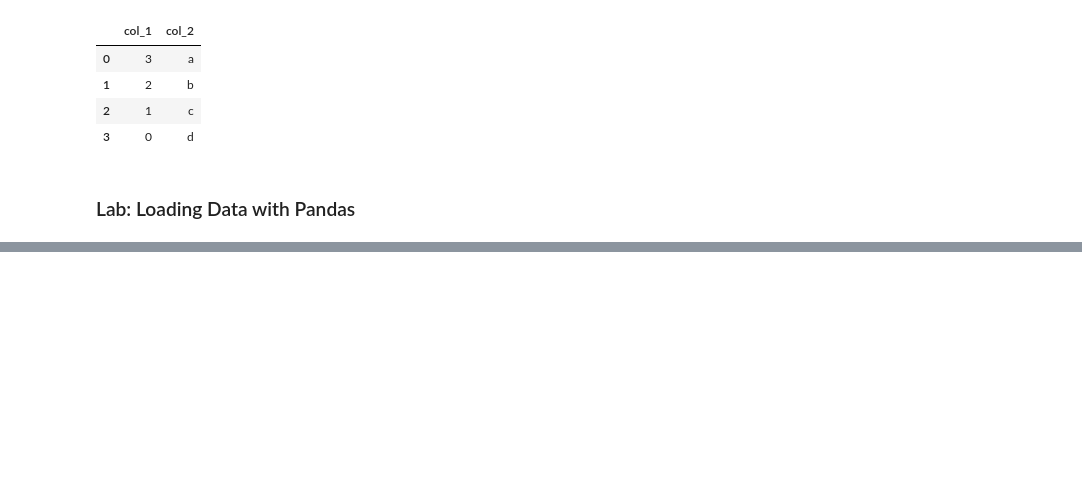
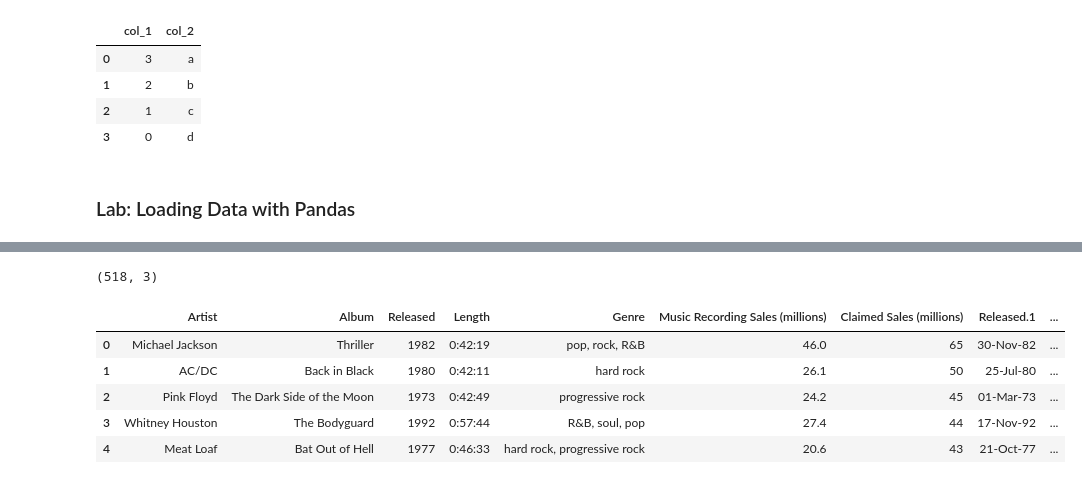
Before and after one commit to PosgradoMNA/actividades-de-aprendizaje-cyber-data-alchemist, a Jupyter notebook: actividad_de_semana_2_1_python_for_data_science_(IBM).ipynb, the cells around one changed output, grey strips where cells are left out. Cells and saved outputs as stored; diff of their text form; code cells hidden in the pictures; blank space fills up the shorter version.

```diff
--- a/actividad_de_semana_2_1_python_for_data_science_(IBM).ipynb
+++ b/actividad_de_semana_2_1_python_for_data_science_(IBM).ipynb
@@ -566,0 +593,40 @@ pd.DataFrame.from_dict(data)
+# %%
+## Example, slicing random data
+import numpy as np
+import pandas as pd
+
+# let's create a DataFrame with 1,000 rows in two columns with numbers between 0 and 1000.
+df = pd.DataFrame(np.random.randint(0, 1000, size=(1000, 2)), columns=['col1', 'col2'])
+
+# now let's create a new column that is the sum of the first two columns
+df['col3'] = df.apply(lambda row: row['col1'] + row['col2'], axis=1)
+
+# and now let's filter that by only those that are at or above 1000
+df_2 = df[df['col3'] >= 1000]
+
+# let's see how many rows and columns we have:
+print(df_2.shape)
+
+# and let's save the new fantastic DataFrame:
+df_2.to_csv('df_2.csv')
+# %% [output]
+(518, 3)
+# %%
+import pandas as pd
+import requests
+## Getting an external file:
+URL = "https://cf-courses-data.s3.us.cloud-object-storage.appdomain.cloud/IBMDeveloperSkillsNetwork-PY0101EN-SkillsNetwork/labs/Module%204/data/TopSellingAlbums.csv"
+response = requests.get(URL)
+open("TopSellingAlbums.csv", "wb").write(response.content)
+
+df = pd.read_csv("TopSellingAlbums.csv")
+# Print first five rows of the dataframe
+
+df.head()
+# %% [output]
+|  | Artist | Album | Released | Length | Genre | Music Recording Sales (millions) | Claimed Sales (millions) | Released.1 | ... |
+| 0 | Michael Jackson | Thriller | 1982 | 0:42:19 | pop, rock, R&B | 46.0 | 65 | 30-Nov-82 | ... |
+| 1 | AC/DC | Back in Black | 1980 | 0:42:11 | hard rock | 26.1 | 50 | 25-Jul-80 | ... |
+| 2 | Pink Floyd | The Dark Side of the Moon | 1973 | 0:42:49 | progressive rock | 24.2 | 45 | 01-Mar-73 | ... |
+| 3 | Whitney Houston | The Bodyguard | 1992 | 0:57:44 | R&B, soul, pop | 27.4 | 44 | 17-Nov-92 | ... |
+| 4 | Meat Loaf | Bat Out of Hell | 1977 | 0:46:33 | hard rock, progressive rock | 20.6 | 43 | 21-Oct-77 | ... |
```
Also changed, not shown: parts of 23 cells of this notebook.
